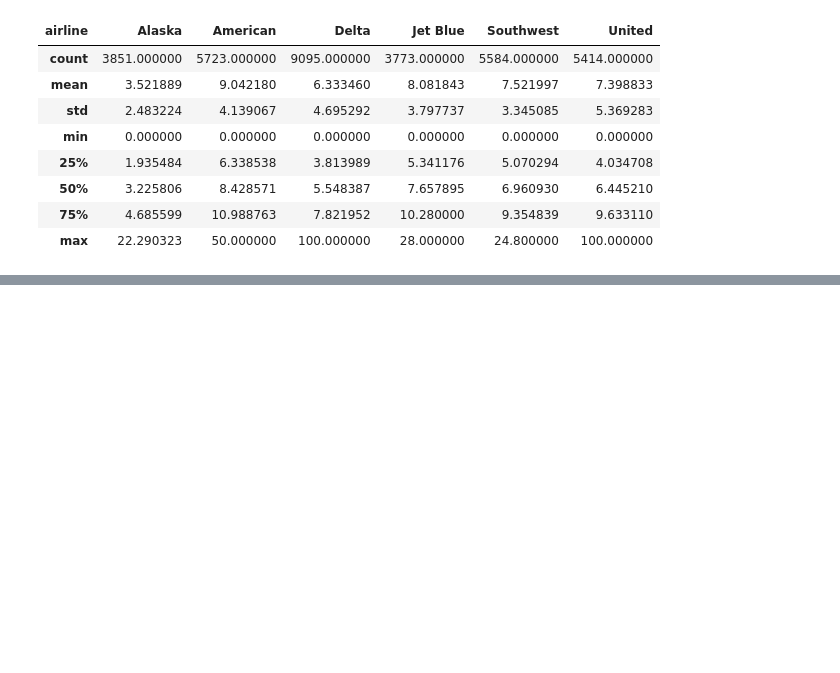
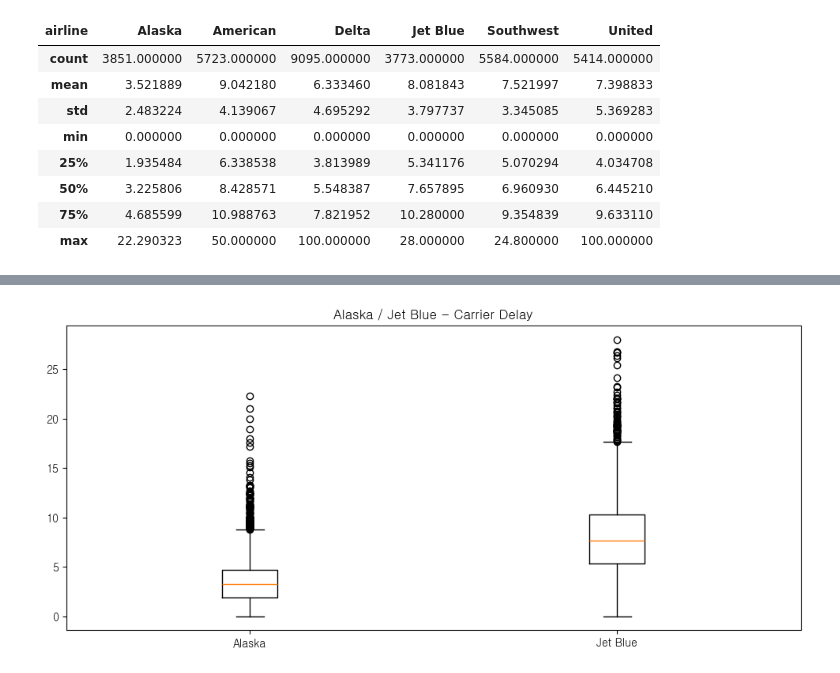
Before and after one commit to 2rlo0/hipython_rep, a Jupyter notebook: 18_탐색적데이터분석.ipynb, the cells around one changed output, grey strips where cells are left out. Drawn from its saved outputs; the diff is of its cells as text; code cells hidden in the pictures; blank space fills up the shorter version.

```diff
--- a/18_탐색적데이터분석.ipynb
+++ b/18_탐색적데이터분석.ipynb
@@ -133,0 +230,15 @@ df.groupby('airline')['pct_carrier_delay'].describe().T
+# %%
+# 박스플롯
+fig = plt.figure(figsize=(12,5))
+axes= fig.add_subplot(1,1,1)
+axes.boxplot(
+    x=[
+        df[df['airline']=='Alaska']['pct_carrier_delay'],
+        df[df['airline']=='Jet Blue']['pct_carrier_delay']
+    ],
+    tick_labels=['Alaska', 'Jet Blue']
+)
+plt.title('Alaska / Jet Blue - Carrier Delay')
+plt.show()
+# %% [output]
+[figure, added]
```
Also changed, not shown: parts of 14 cells of this notebook, 2 other files.
